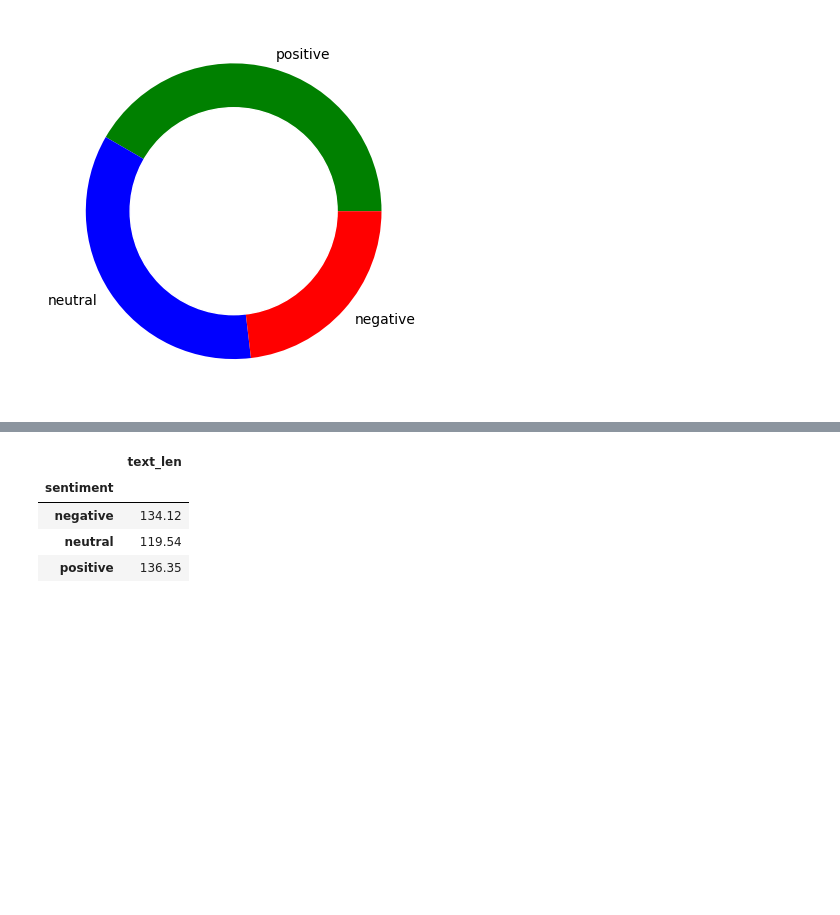
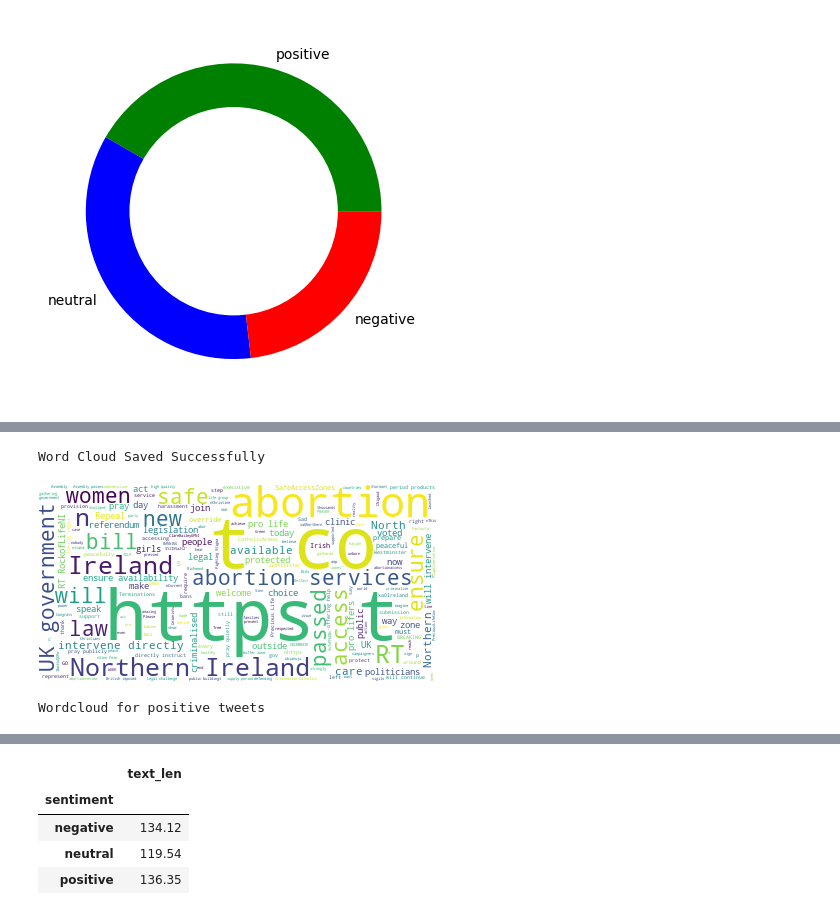
Before and after one commit to ikbrandes/DDPSProject, a Jupyter notebook: DDPSFinalProject.ipynb, the cells around one changed output, grey strips where cells are left out. Drawn from its saved outputs; the diff is of its cells as text; code cells hidden in the pictures; blank space fills up the shorter version.

```diff
--- a/DDPSFinalProject.ipynb
+++ b/DDPSFinalProject.ipynb
@@ -240,0 +268,8 @@ def create_wordcloud(text):
+# %%
+#Creating wordcloud for positive sentiment
+create_wordcloud(tw_list_positive["text"].values)
+print("Wordcloud for positive tweets")
+# %% [output]
+Word Cloud Saved Successfully
+[figure, added]
+Wordcloud for positive tweets
```
Also changed, not shown: parts of 5 cells of this notebook.
